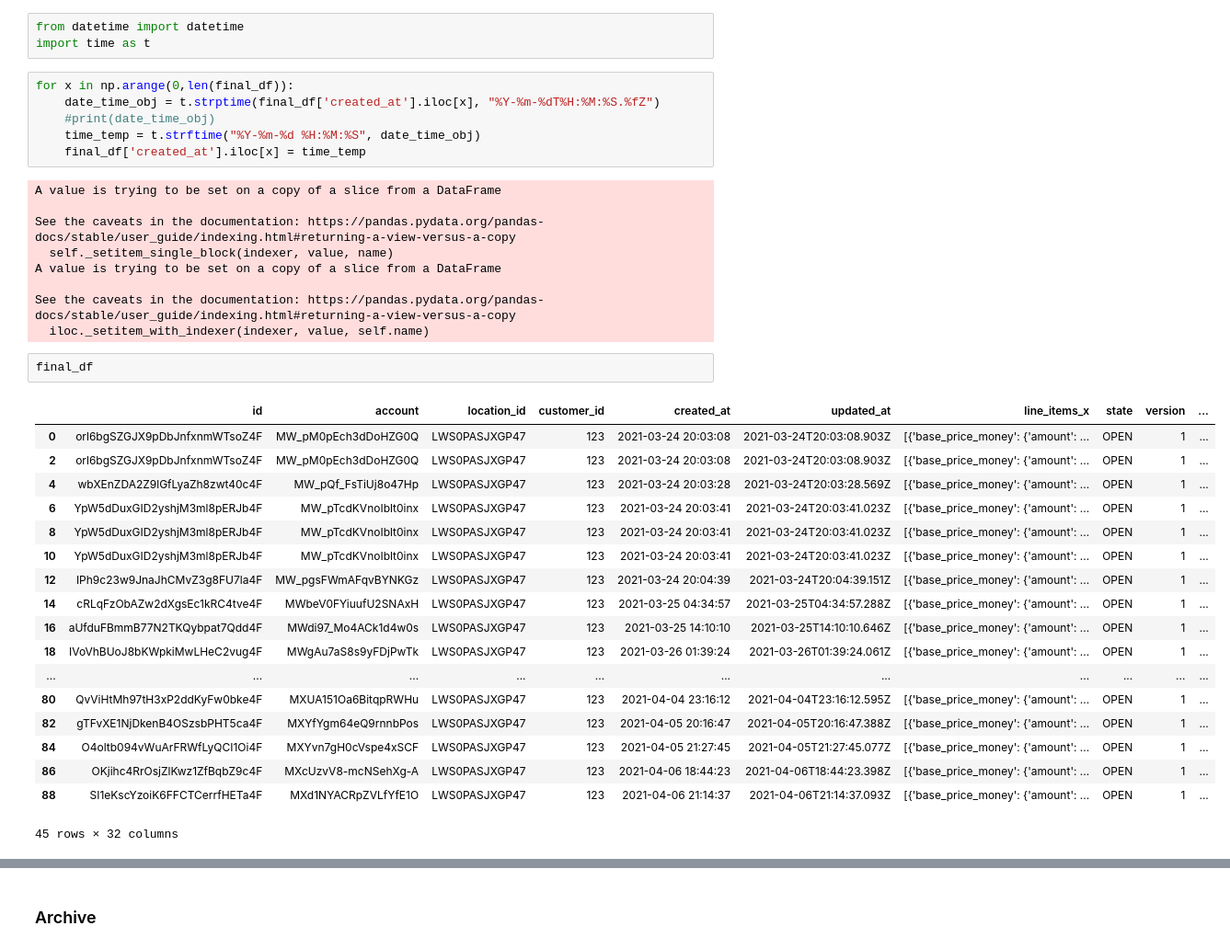
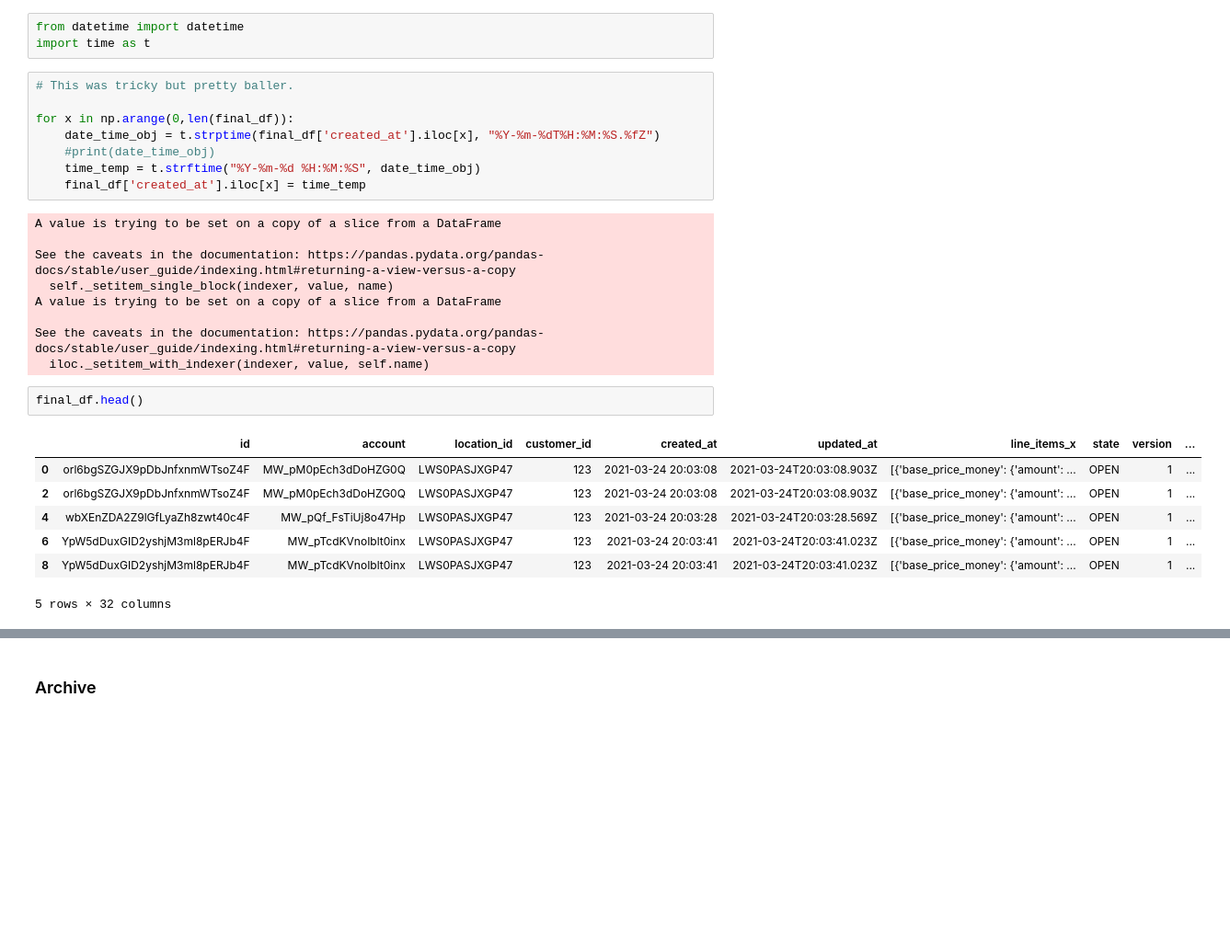
Before and after one commit to jjsinger/Firebase_Data_Cleaning, a Jupyter notebook: Firebase Connect - Orders.ipynb, the cells around one changed output, grey strips where cells are left out. Shown at 92% size. Saved outputs shown, nothing was run; the diff lists cells and outputs as text; blank space fills up the shorter version.

```diff
--- a/Firebase Connect - Orders.ipynb
+++ b/Firebase Connect - Orders.ipynb
@@ -422,6 +424,8 @@ final_df['created_at'].iloc[0]
 from datetime import datetime
 import time as t
 # %%
+# This was tricky but pretty baller.
+
 for x in np.arange(0,len(final_df)):
     date_time_obj = t.strptime(final_df['created_at'].iloc[x], "%Y-%m-%dT%H:%M:%S.%fZ")
     #print(date_time_obj)
@@ -437,24 +441,13 @@ A value is trying to be set on a copy of a slice from a DataFrame
 See the caveats in the documentation: https://pandas.pydata.org/pandas-docs/stable/user_guide/indexing.html#returning-a-view-versus-a-copy
   iloc._setitem_with_indexer(indexer, value, self.name)
 # %%
-final_df
+final_df.head()
 # %% [output]
 |  | id | account | location_id | customer_id | created_at | updated_at | line_items_x | state | version | ... |
 | 0 | orl6bgSZGJX9pDbJnfxnmWTsoZ4F | MW_pM0pEch3dDoHZG0Q | LWS0PASJXGP47 | 123 | 2021-03-24 20:03:08 | 2021-03-24T20:03:08.903Z | [{'base_price_money': {'amount': ... | OPEN | 1 | ... |
 | 2 | orl6bgSZGJX9pDbJnfxnmWTsoZ4F | MW_pM0pEch3dDoHZG0Q | LWS0PASJXGP47 | 123 | 2021-03-24 20:03:08 | 2021-03-24T20:03:08.903Z | [{'base_price_money': {'amount': ... | OPEN | 1 | ... |
 | 4 | wbXEnZDA2Z9lGfLyaZh8zwt40c4F | MW_pQf_FsTiUj8o47Hp | LWS0PASJXGP47 | 123 | 2021-03-24 20:03:28 | 2021-03-24T20:03:28.569Z | [{'base_price_money': {'amount': ... | OPEN | 1 | ... |
 | 6 | YpW5dDuxGID2yshjM3ml8pERJb4F | MW_pTcdKVnoIblt0inx | LWS0PASJXGP47 | 123 | 2021-03-24 20:03:41 | 2021-03-24T20:03:41.023Z | [{'base_price_money': {'amount': ... | OPEN | 1 | ... |
 | 8 | YpW5dDuxGID2yshjM3ml8pERJb4F | MW_pTcdKVnoIblt0inx | LWS0PASJXGP47 | 123 | 2021-03-24 20:03:41 | 2021-03-24T20:03:41.023Z | [{'base_price_money': {'amount': ... | OPEN | 1 | ... |
-| 10 | YpW5dDuxGID2yshjM3ml8pERJb4F | MW_pTcdKVnoIblt0inx | LWS0PASJXGP47 | 123 | 2021-03-24 20:03:41 | 2021-03-24T20:03:41.023Z | [{'base_price_money': {'amount': ... | OPEN | 1 | ... |
-| 12 | IPh9c23w9JnaJhCMvZ3g8FU7la4F | MW_pgsFWmAFqvBYNKGz | LWS0PASJXGP47 | 123 | 2021-03-24 20:04:39 | 2021-03-24T20:04:39.151Z | [{'base_price_money': {'amount': ... | OPEN | 1 | ... |
-| 14 | cRLqFzObAZw2dXgsEc1kRC4tve4F | MWbeV0FYiuufU2SNAxH | LWS0PASJXGP47 | 123 | 2021-03-25 04:34:57 | 2021-03-25T04:34:57.288Z | [{'base_price_money': {'amount': ... | OPEN | 1 | ... |
-| 16 | aUfduFBmmB77N2TKQybpat7Qdd4F | MWdi97_Mo4ACk1d4w0s | LWS0PASJXGP47 | 123 | 2021-03-25 14:10:10 | 2021-03-25T14:10:10.646Z | [{'base_price_money': {'amount': ... | OPEN | 1 | ... |
-| 18 | IVoVhBUoJ8bKWpkiMwLHeC2vug4F | MWgAu7aS8s9yFDjPwTk | LWS0PASJXGP47 | 123 | 2021-03-26 01:39:24 | 2021-03-26T01:39:24.061Z | [{'base_price_money': {'amount': ... | OPEN | 1 | ... |
-| ... | ... | ... | ... | ... | ... | ... | ... | ... | ... | ... |
-| 80 | QvViHtMh97tH3xP2ddKyFw0bke4F | MXUA151Oa6BitqpRWHu | LWS0PASJXGP47 | 123 | 2021-04-04 23:16:12 | 2021-04-04T23:16:12.595Z | [{'base_price_money': {'amount': ... | OPEN | 1 | ... |
-| 82 | gTFvXE1NjDkenB4OSzsbPHT5ca4F | MXYfYgm64eQ9rnnbPos | LWS0PASJXGP47 | 123 | 2021-04-05 20:16:47 | 2021-04-05T20:16:47.388Z | [{'base_price_money': {'amount': ... | OPEN | 1 | ... |
-| 84 | O4oltb094vWuArFRWfLyQCI1Oi4F | MXYvn7gH0cVspe4xSCF | LWS0PASJXGP47 | 123 | 2021-04-05 21:27:45 | 2021-04-05T21:27:45.077Z | [{'base_price_money': {'amount': ... | OPEN | 1 | ... |
-| 86 | OKjihc4RrOsjZlKwz1ZfBqbZ9c4F | MXcUzvV8-mcNSehXg-A | LWS0PASJXGP47 | 123 | 2021-04-06 18:44:23 | 2021-04-06T18:44:23.398Z | [{'base_price_money': {'amount': ... | OPEN | 1 | ... |
-| 88 | SI1eKscYzoiK6FFCTCerrfHETa4F | MXd1NYACRpZVLfYfE1O | LWS0PASJXGP47 | 123 | 2021-04-06 21:14:37 | 2021-04-06T21:14:37.093Z | [{'base_price_money': {'amount': ... | OPEN | 1 | ... |
-45 rows × 32 columns
+5 rows × 32 columns
 # %%
```
Also changed, not shown: parts of 3 cells of this notebook.
